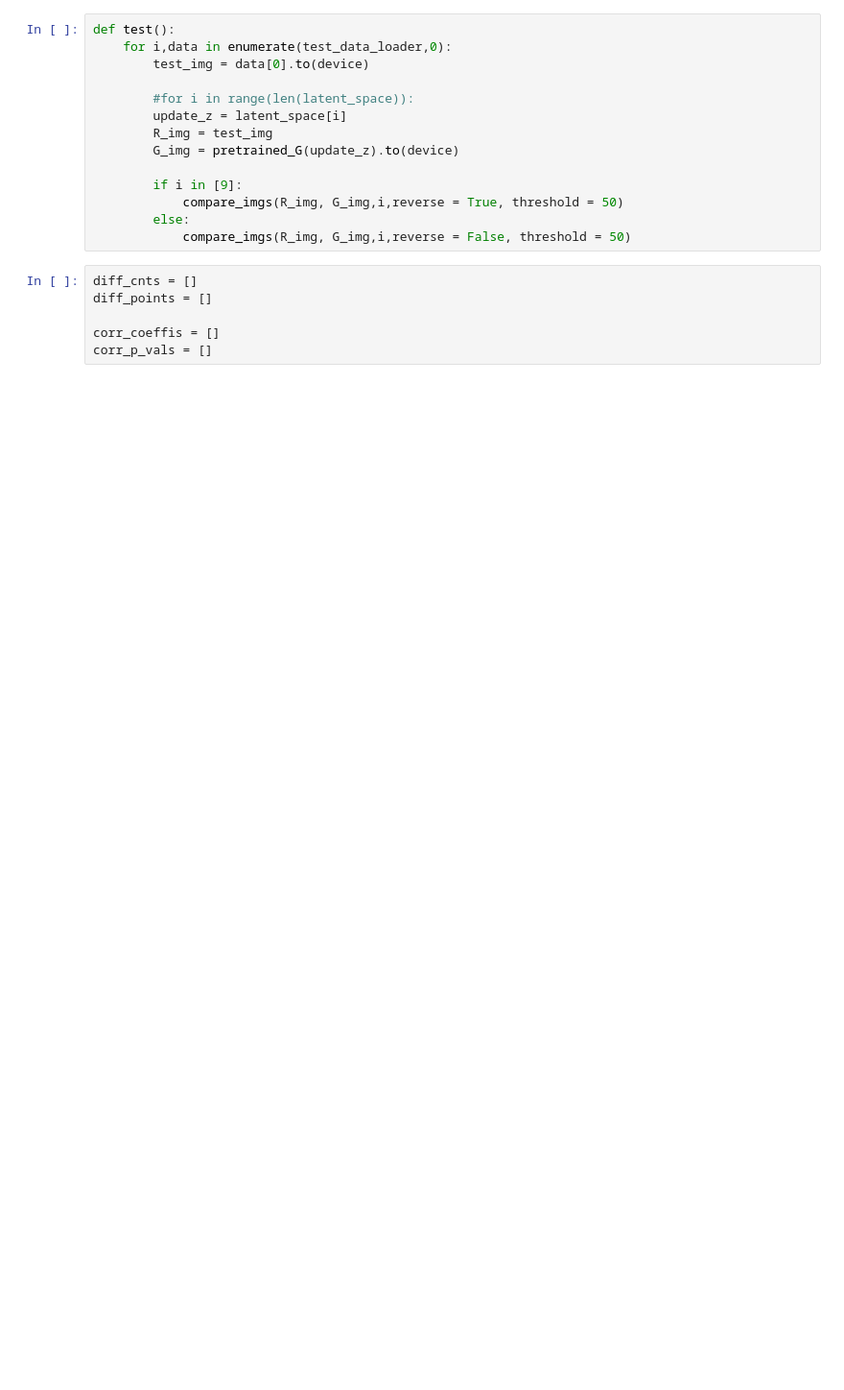
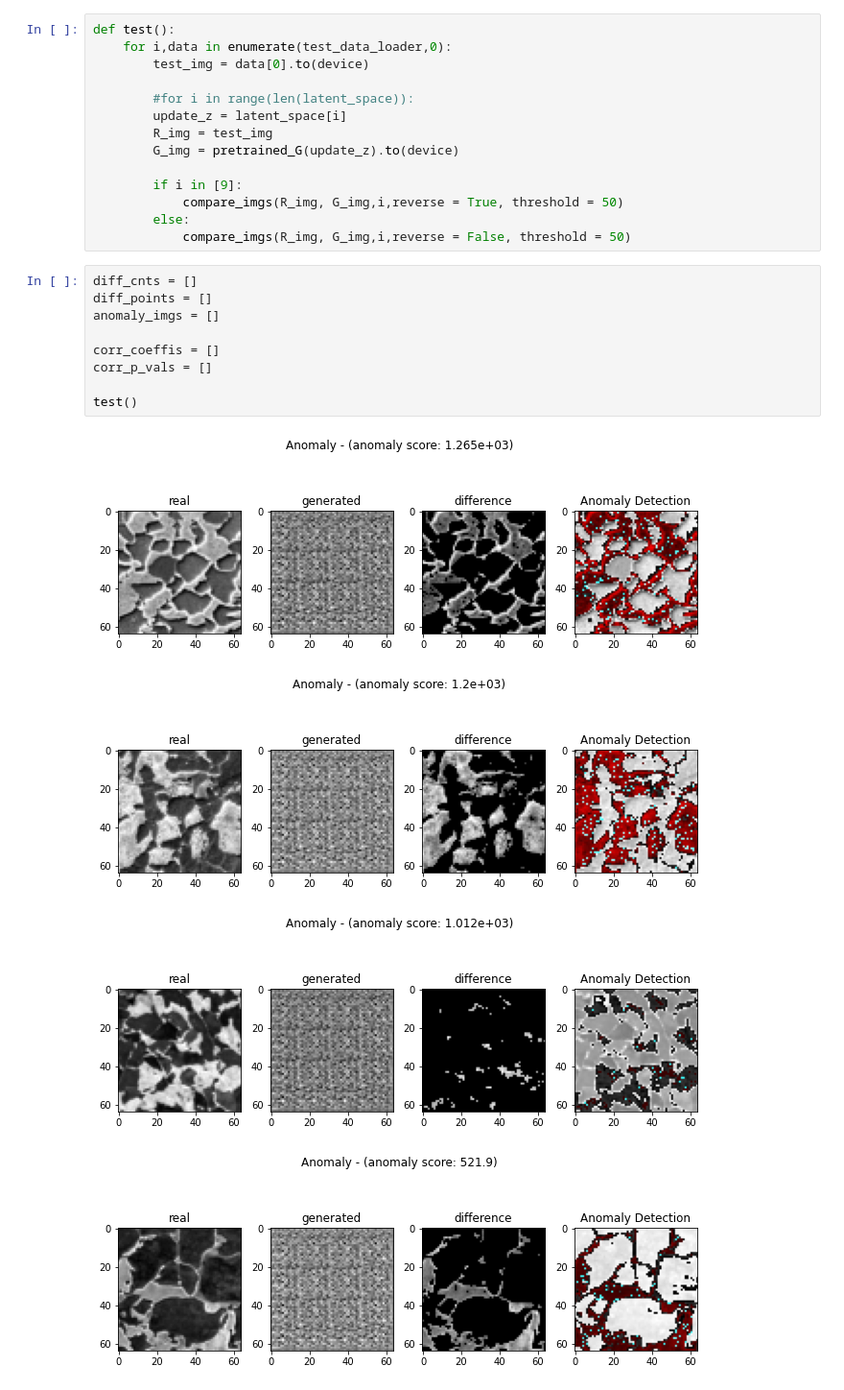
Before and after one commit to m0vehyeon/POSCO-GANgineer, a Jupyter notebook: OhSeHyeon/source/model/AnoGAN/anogan_gen_4.ipynb, the cells around one changed output. Shown at 96% size. Drawn from its saved outputs; the diff is of its cells as text; blank space fills up the shorter version.

```diff
--- a/OhSeHyeon/source/model/AnoGAN/anogan_gen_4.ipynb
+++ b/OhSeHyeon/source/model/AnoGAN/anogan_gen_4.ipynb
@@ -686,6 +689,14 @@ def test():
 # %%
 diff_cnts = []
 diff_points = []
+anomaly_imgs = []
 
 corr_coeffis = []
 corr_p_vals = []
+
+test()
+# %% [output]
+[figure, added]
+[figure, added]
+[figure, added]
+[figure, added]
```
Also changed, not shown: parts of 22 cells of this notebook, 27 other files.
